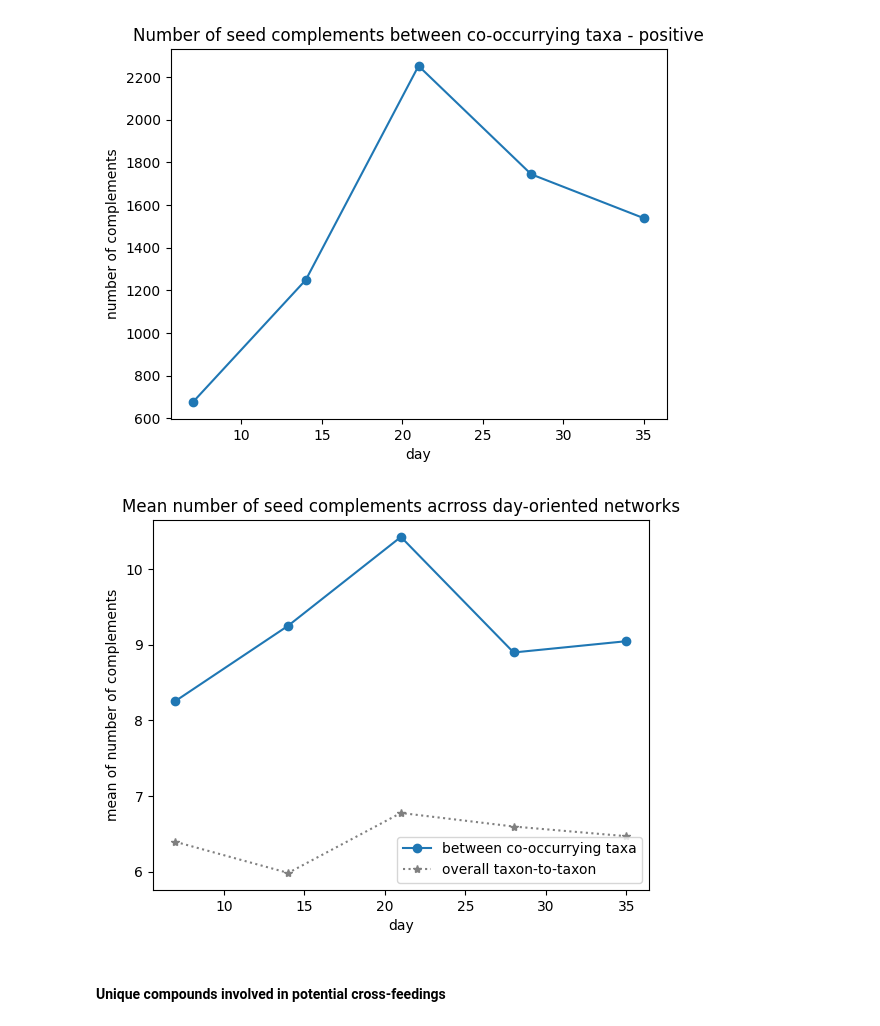
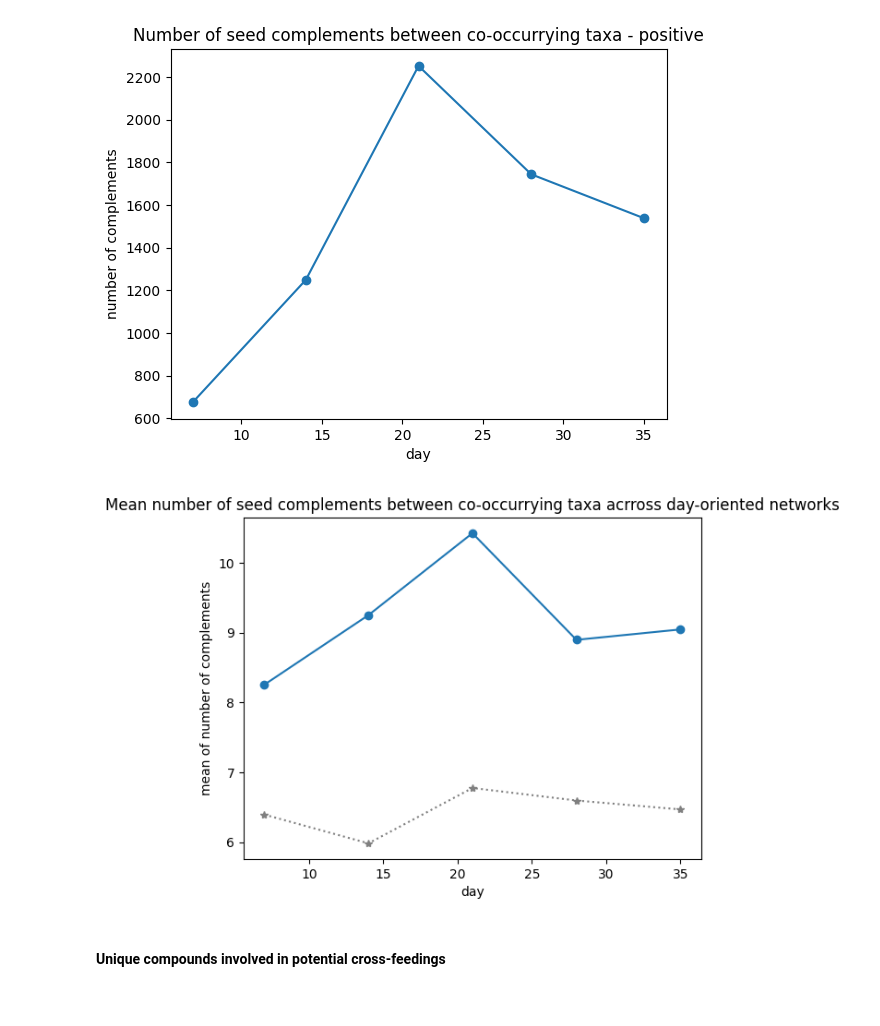
Before and after one commit to hariszaf/AMAC005_chicken_salmonella, a Jupyter notebook: microbetag_analysis/per_day_cx_stats.ipynb, the cells around one changed output. Cells and saved outputs as stored; diff of their text form; code cells hidden in the pictures.

```diff
--- a/microbetag_analysis/per_day_cx_stats.ipynb
+++ b/microbetag_analysis/per_day_cx_stats.ipynb
@@ -210,0 +246,8 @@ taxon_to_metabo_hits = [
+# %%
+days_parsed_nets = {
+    "day07" : MggParser(cx_07, env_set, metabolites_set),
+    "day14" : MggParser(cx_14, env_set, metabolites_set),
+    "day21" : MggParser(cx_21, env_set, metabolites_set),
+    "day28" : MggParser(cx_28, env_set, metabolites_set),
+    "day35" : MggParser(cx_35, env_set, metabolites_set)
+}
@@ -255 +288,5 @@ overall_number_of_seed_compl = [
+# %%
+overall_number_of_seed_compl = [
+    sum(net.num_total_compls.values()) for _, net in days_parsed_nets.items()
+]
 # %%
@@ -277 +305,11 @@ number_of_seed_compl_per_day_in_positive_associated_taxa = [
+# %%
+number_of_seed_compl_per_day_in_positive_associated_taxa = [
+    get_compls_and_compounds_in_positive_associated_taxa(
+        net.cx2,
+        net.pos_pairs_node_ids,
+        net.num_total_compls,
+        net.edge_id_to_unique_compounds
+        )[0]
+    for _, net in days_parsed_nets.items()
+]
 # %%
@@ -305,17 +326,21 @@ mean_overall_number_of_seed_compl = [
+# %%
+mean_of_seed_compl_in_positive_associated_taxa = [
+    number_of_seed_compl_per_day_in_positive_associated_taxa[index] / len(net.pos_pairs_node_ids) for index, net in enumerate(days_parsed_nets.values())
+]
+mean_overall_number_of_seed_compl = [
+    overall_number_of_seed_compl[index] /  len(net.num_total_compls)  for index, net in enumerate(days_parsed_nets.values())
+]
 # %%
+# What to plot
 plt.plot(days, mean_of_seed_compl_in_positive_associated_taxa, marker='o', linestyle='-', label="between co-occurrying taxa")
 plt.plot(days, mean_overall_number_of_seed_compl, marker="*", linestyle="dotted", color="grey", label="overall taxon-to-taxon")
-
 # Labels and title
 plt.xlabel("day")
 plt.ylabel("mean of number of complements")
-plt.title("Mean number of seed complements acrross day-oriented networks")
-
-plt.legend()
-
-# Show the plot
+plt.title("Mean number of seed complements between co-occurrying taxa acrross day-oriented networks")
+# Show time
 plt.show()
 # %% [output]
-[figure, old version]
+[figure, new version]
 # %% [markdown]
 #### Unique compounds involved in potential cross-feedings
```
Also changed, not shown: parts of 59 cells of this notebook, 26 other files.
